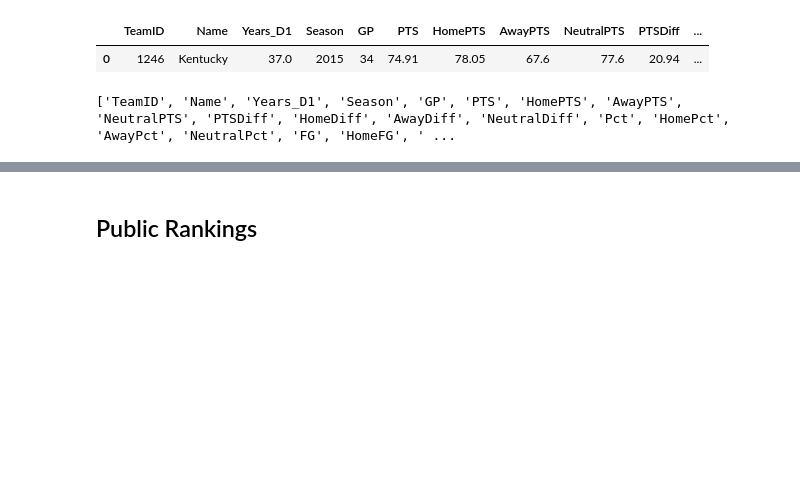
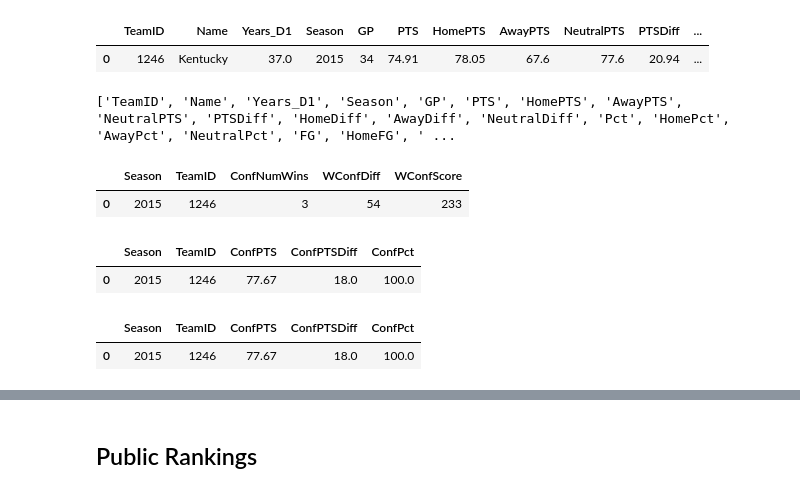
Before and after one commit to henokyemam/MarchMadness2021, a Jupyter notebook: 01_exploration.ipynb, the cells around one changed output, grey strips where cells are left out. Saved outputs shown, nothing was run; the diff lists cells and outputs as text; code cells hidden in the pictures; blank space fills up the shorter version.

```diff
--- a/01_exploration.ipynb
+++ b/01_exploration.ipynb
@@ -613,0 +508,5 @@ conf_detailed = conf_detailed_win \
+# %%
+conf_detailed_win.filter(col('Season') == 2015).filter(col('TeamID') == 1246).toPandas()
+# %% [output]
+|  | Season | TeamID | ConfNumWins | WConfDiff | WConfScore |
+| 0 | 2015 | 1246 | 3 | 54 | 233 |
@@ -613,0 +521,5 @@ conf_detailed = conf_detailed_win \
+# %%
+kentucky_win.toPandas()
+# %% [output]
+|  | Season | TeamID | ConfPTS | ConfPTSDiff | ConfPct |
+| 0 | 2015 | 1246 | 77.67 | 18.0 | 100.0 |
@@ -613,0 +568,5 @@ conf_detailed = conf_detailed_win \
+# %%
+conf_detailed.filter(col('Season') == 2015).filter(col('TeamID') == 1246).toPandas()
+# %% [output]
+|  | Season | TeamID | ConfPTS | ConfPTSDiff | ConfPct |
+| 0 | 2015 | 1246 | 77.67 | 18.0 | 100.0 |
```
Also changed, not shown: parts of 34 cells of this notebook, 5 other files.
